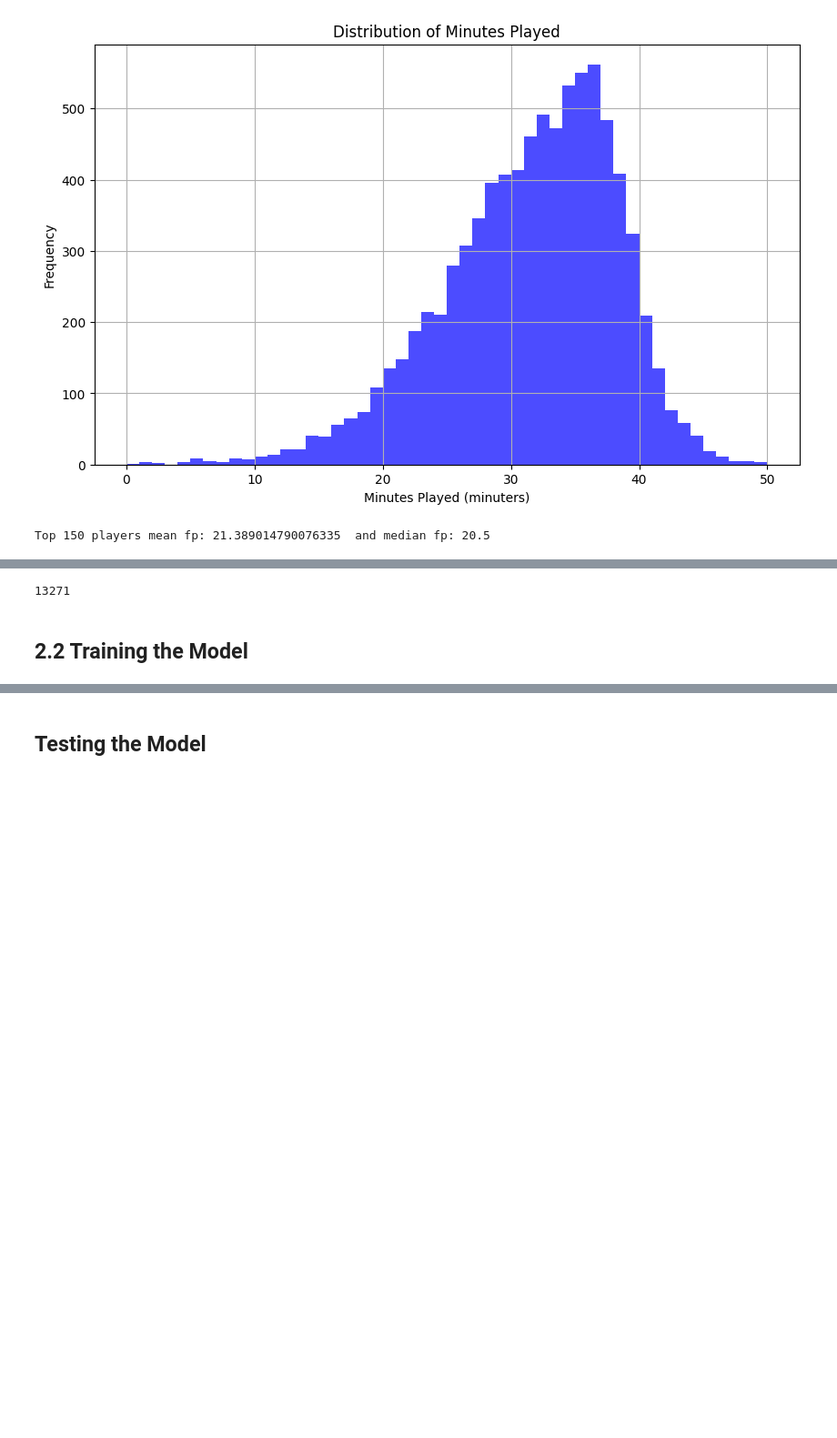
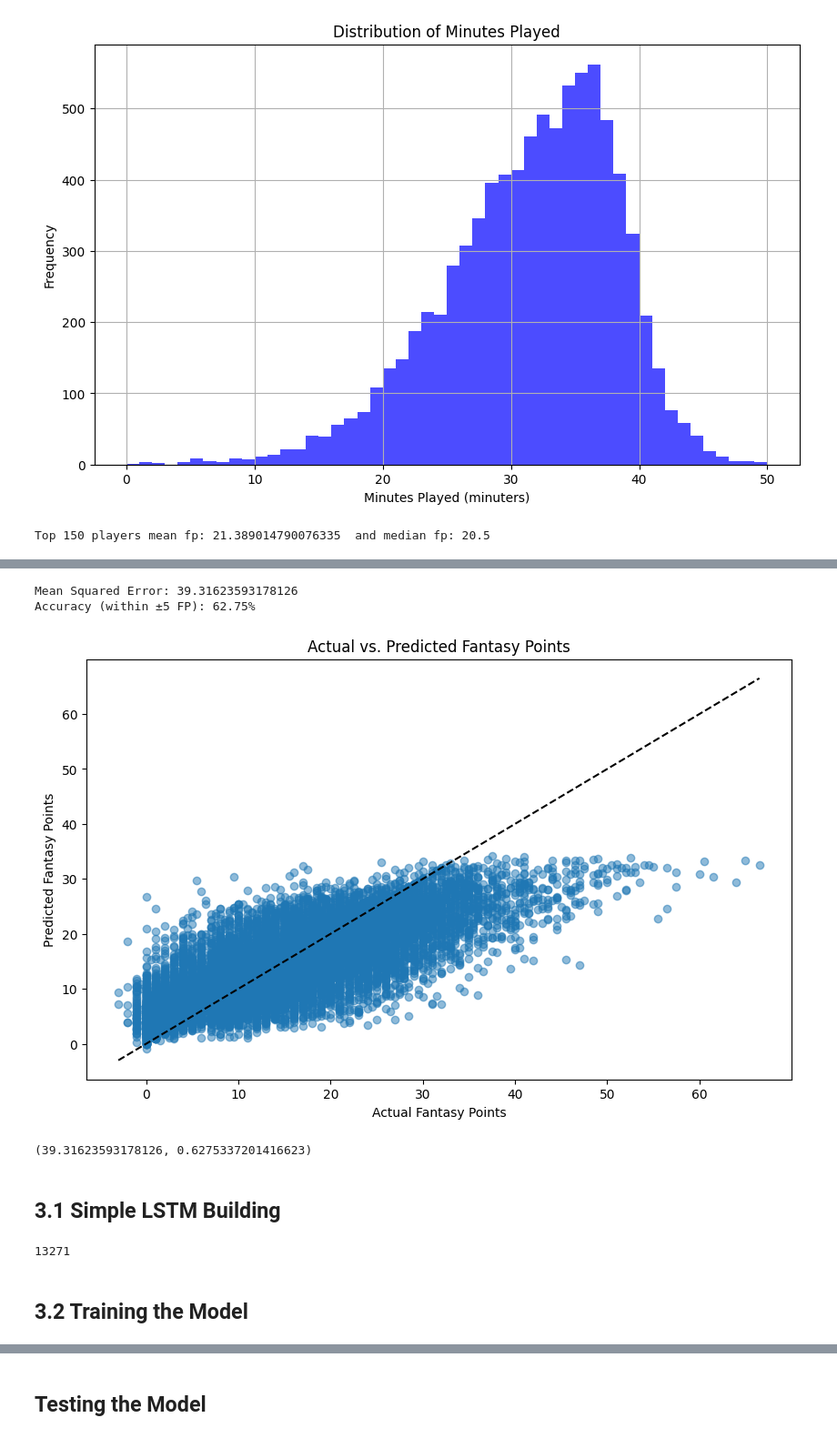
Before and after one commit to BerkeAltiparmak/SportSense.AI, a Jupyter notebook: SVR.ipynb, the cells around one changed output, grey strips where cells are left out. Shown at 91% size. Drawn from its saved outputs; the diff is of its cells as text; code cells hidden in the pictures; blank space fills up the shorter version.

```diff
--- a/SVR.ipynb
+++ b/SVR.ipynb
@@ -649,3 +705,12 @@ import torch.optim as optim
+# %%
+evaluate_model(svr_model, train_dataloader_flat, threshold)
+# %% [output]
+Mean Squared Error: 39.31623593178126
+Accuracy (within ±5 FP): 62.75%
+[figure, added]
+(39.31623593178126, 0.6275337201416623)
+# %% [markdown]
+## 3.1 Simple LSTM Building
 # %%
 class BaselineLSTM(nn.Module):
     def __init__(self, input_size, hidden_size, output_size, num_layers=1):
@@ -664,5 +729,5 @@ len(train_dataset)
 # %% [output]
 13271
 # %% [markdown]
-## 2.2 Training the Model
+## 3.2 Training the Model
 # %%
```
Also changed, not shown: parts of 40 cells of this notebook.
